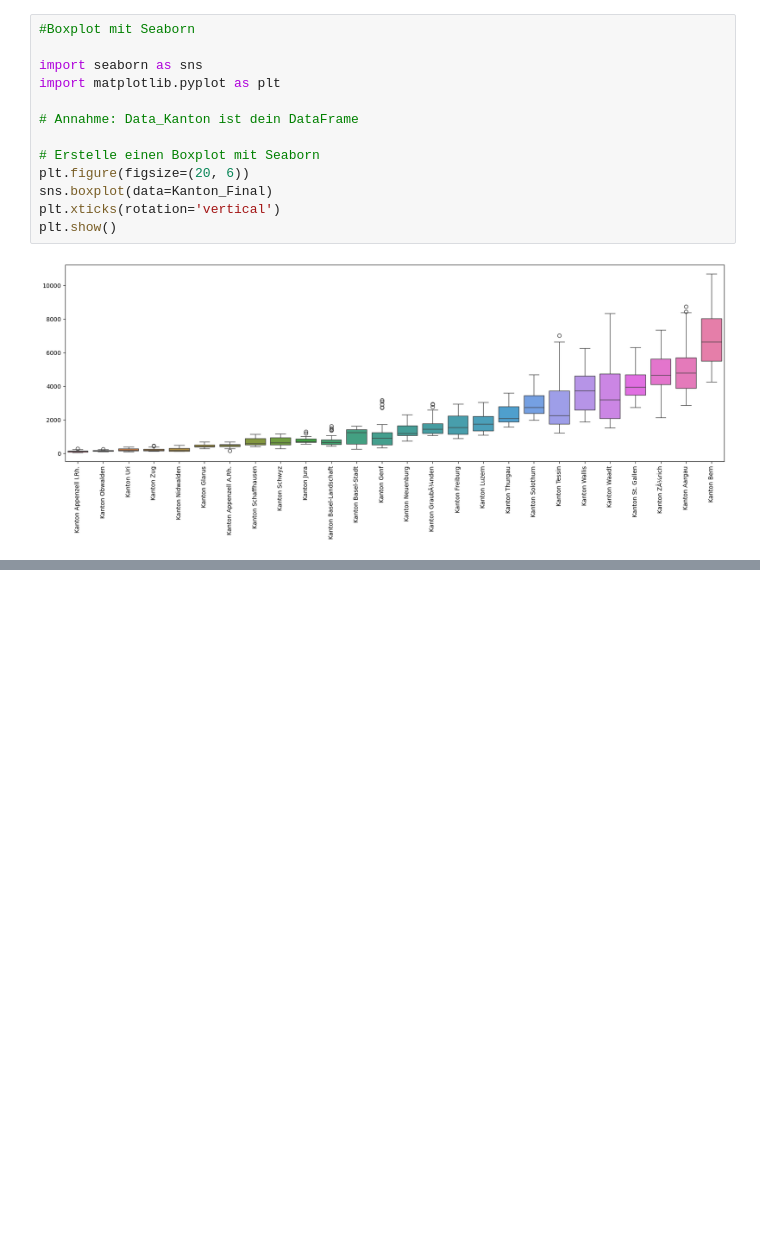
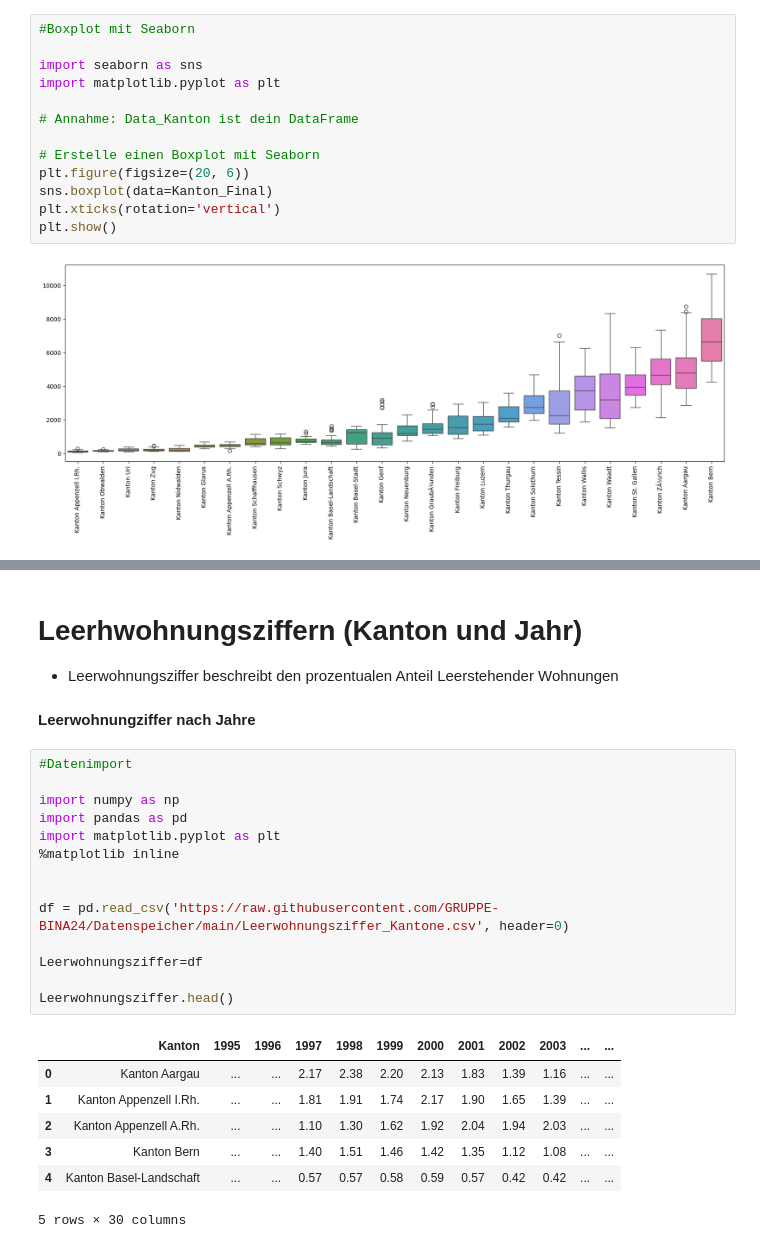
Before and after one commit to GRUPPE-BINA24/Datenspeicher, a Jupyter notebook: Kopie_von_Semesterarbeit_BINA.ipynb, the cells around one changed output, grey strips where cells are left out. Drawn from its saved outputs; the diff is of its cells as text; blank space fills up the shorter version.

```diff
--- a/Kopie_von_Semesterarbeit_BINA.ipynb
+++ b/Kopie_von_Semesterarbeit_BINA.ipynb
@@ -263,3 +263,33 @@ Requirement already satisfied: plotly in /usr/local/lib/python3.10/dist-packages
 Requirement already satisfied: tenacity>=6.2.0 in /usr/local/lib/python3.10/dist-packages (from plotly) (8.2.3)
 Requirement already satisfied: packaging in /usr/local/lib/python3.10/dist-packages (from plotly) (24.0)
 [interactive output not drawn]
+# %% [markdown]
+# Leerhwohnungsziffern (Kanton und Jahr)
+
+
+
+*  Leerwohnungsziffer beschreibt den prozentualen Anteil Leerstehender Wohnungen
+# %% [markdown]
+**Leerwohnungziffer nach Jahre**
+# %%
+#Datenimport
+
+import numpy as np
+import pandas as pd
+import matplotlib.pyplot as plt
+%matplotlib inline
+
+
+df = pd.read_csv('https://raw.githubusercontent.com/GRUPPE-BINA24/Datenspeicher/main/Leerwohnungsziffer_Kantone.csv', header=0)
+
+Leerwohnungsziffer=df
+
+Leerwohnungsziffer.head()
+# %% [output]
+|  | Kanton | 1995 | 1996 | 1997 | 1998 | 1999 | 2000 | 2001 | 2002 | 2003 | ... | ... |
+| 0 | Kanton Aargau | ... | ... | 2.17 | 2.38 | 2.20 | 2.13 | 1.83 | 1.39 | 1.16 | ... | ... |
+| 1 | Kanton Appenzell I.Rh. | ... | ... | 1.81 | 1.91 | 1.74 | 2.17 | 1.90 | 1.65 | 1.39 | ... | ... |
+| 2 | Kanton Appenzell A.Rh. | ... | ... | 1.10 | 1.30 | 1.62 | 1.92 | 2.04 | 1.94 | 2.03 | ... | ... |
+| 3 | Kanton Bern | ... | ... | 1.40 | 1.51 | 1.46 | 1.42 | 1.35 | 1.12 | 1.08 | ... | ... |
+| 4 | Kanton Basel-Landschaft | ... | ... | 0.57 | 0.57 | 0.58 | 0.59 | 0.57 | 0.42 | 0.42 | ... | ... |
+5 rows × 30 columns
```
Also changed, not shown: parts of 2 cells of this notebook.
